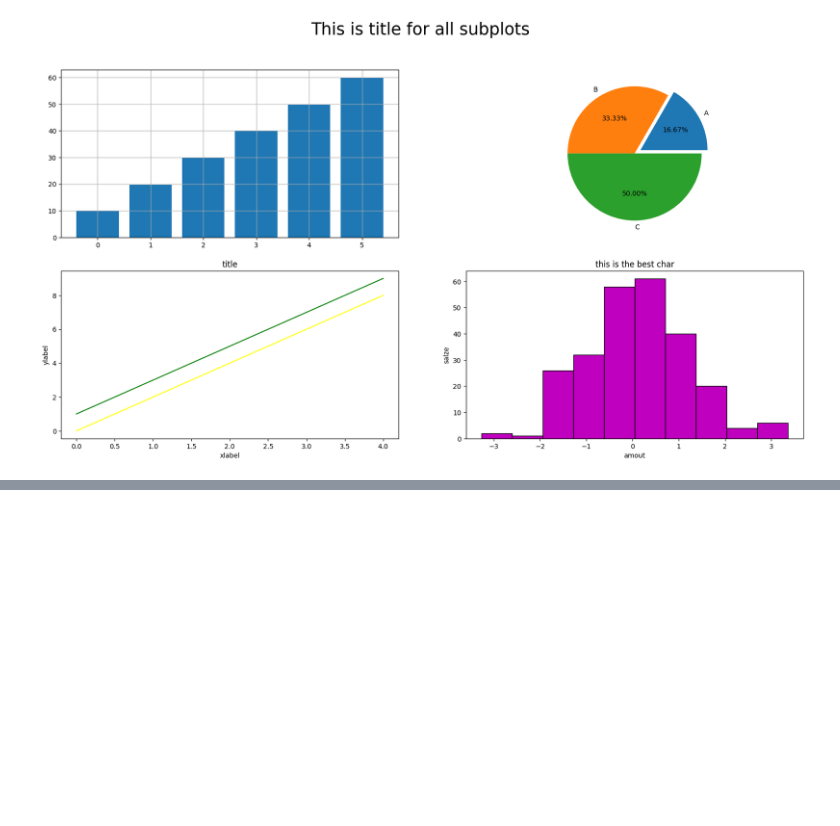
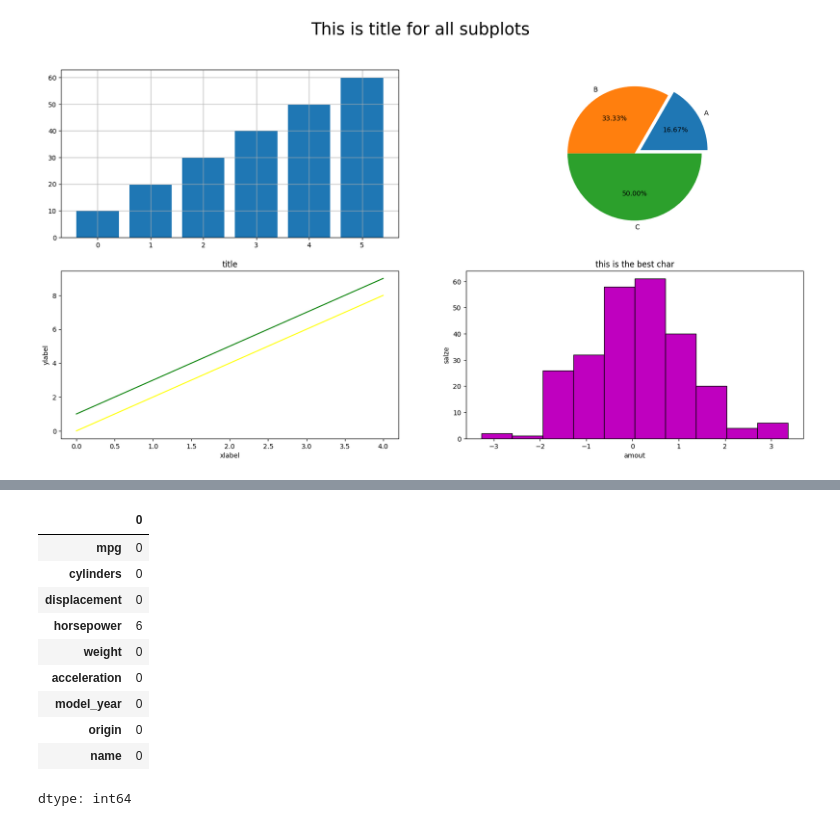
Before and after one commit to Hassan-Ahlgamdi/python-notes, a Jupyter notebook: notes.ipynb, the cells around one changed output, grey strips where cells are left out. Cells and saved outputs as stored; diff of their text form; code cells hidden in the pictures; blank space fills up the shorter version.

```diff
--- a/notes.ipynb
+++ b/notes.ipynb
@@ -821,0 +870,14 @@ Text(0.5, 1.0, 'this is the best char')
+# %%
+df.isnull().sum()
+# %% [output]
+|  | 0 |
+| mpg | 0 |
+| cylinders | 0 |
+| displacement | 0 |
+| horsepower | 6 |
+| weight | 0 |
+| acceleration | 0 |
+| model_year | 0 |
+| origin | 0 |
+| name | 0 |
+dtype: int64
```
Also changed, not shown: parts of 6 cells of this notebook.
